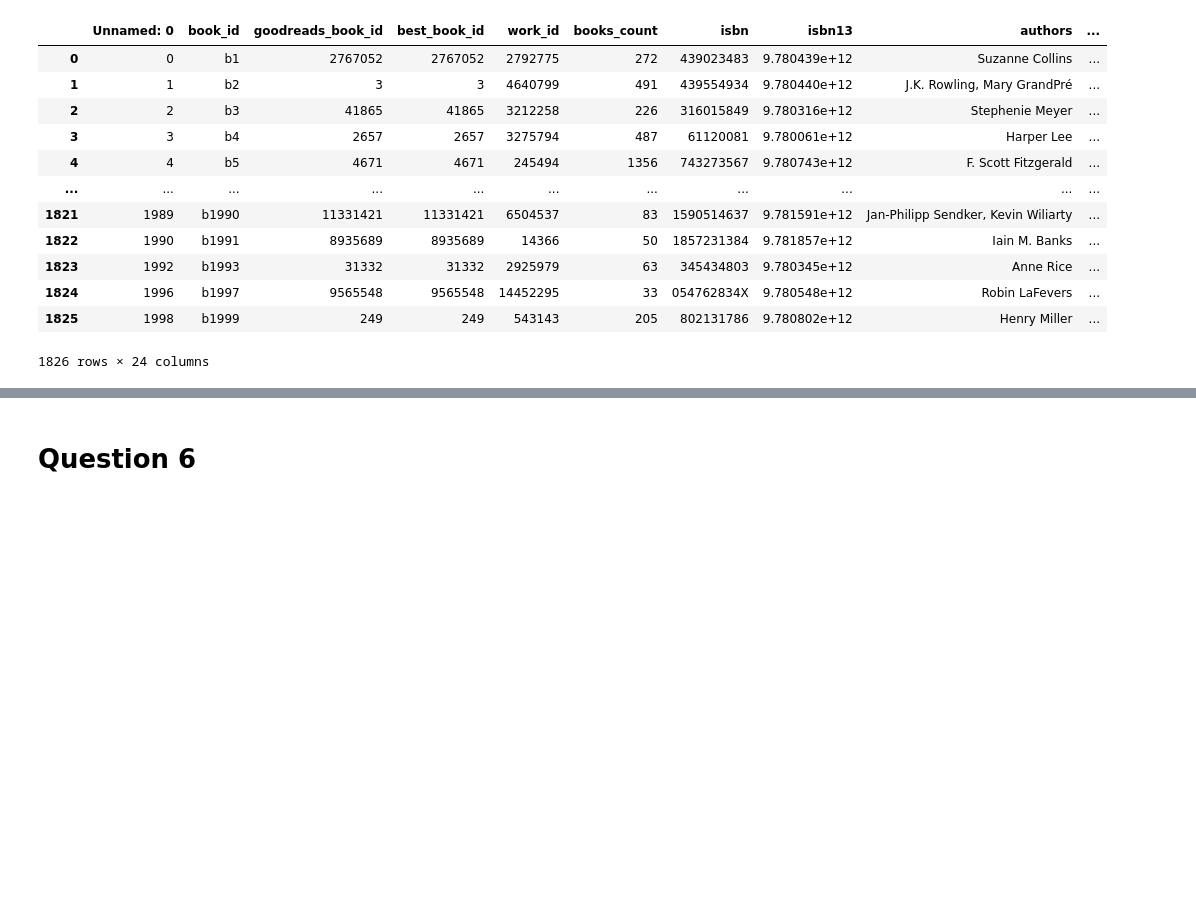
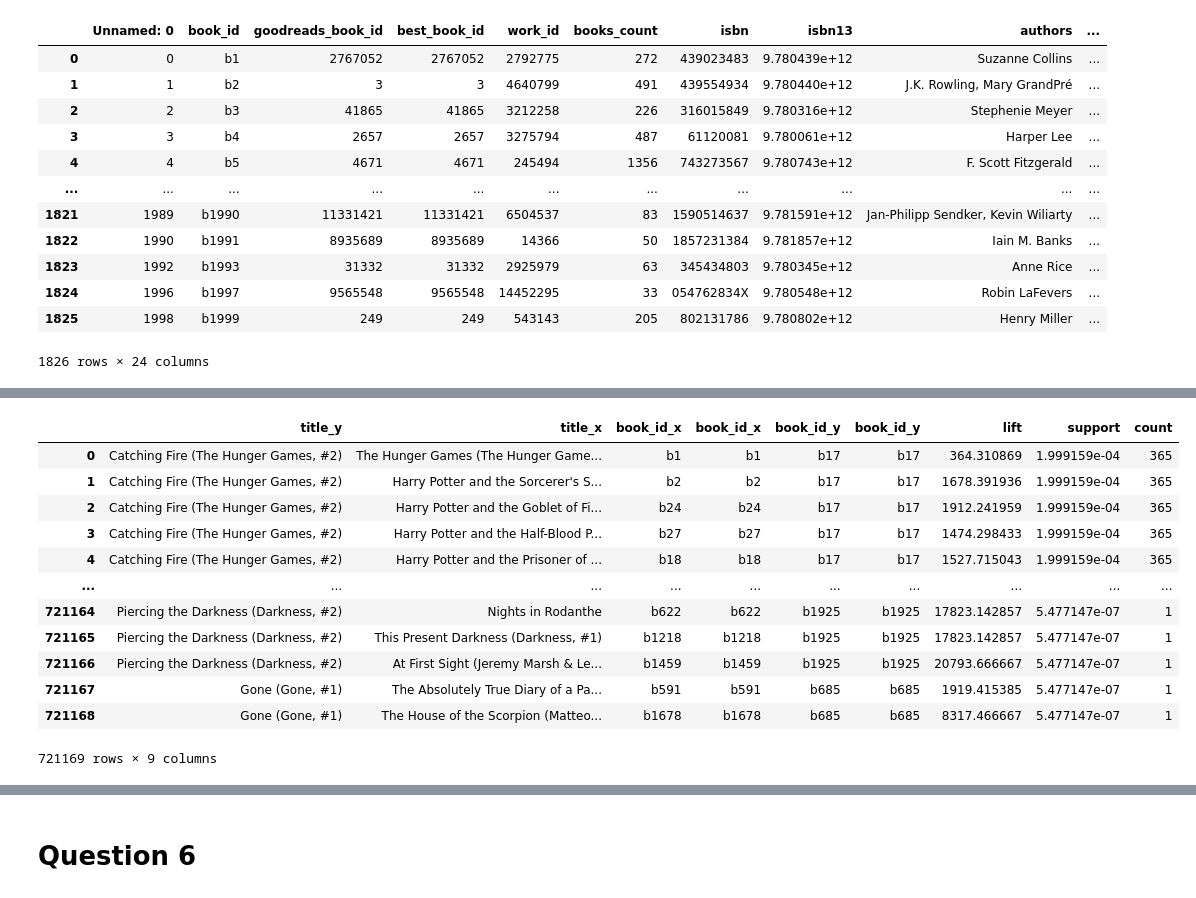
Before and after one commit to podyssea/RecommenderSystems, a Jupyter notebook: RecSys_coursework_2021_2210049p.ipynb, the cells around one changed output, grey strips where cells are left out. Cells and saved outputs as stored; diff of their text form; code cells hidden in the pictures; blank space fills up the shorter version.

```diff
--- a/RecSys_coursework_2021_2210049p.ipynb
+++ b/RecSys_coursework_2021_2210049p.ipynb
@@ -766,0 +849,47 @@ calculate_lift().sort_values
+# %%
+# # pairswithcounts gives is the frequency of (X AND Y).
+
+# #We therefore need the counts of movies
+bookCounts = positives.groupby(['book_id']).count()[['user_id']].reset_index().rename(columns={'user_id' : 'count'})
+bookCounts
+
+# #lets puts all the information in the sample dataframe.
+allstats = pairswithcounts.merge(bookCounts, left_on='book_id_x', right_on='book_id').merge(bookCounts, left_on='book_id_y', right_on='book_id')
+allstats
+
+# #and drop out some unused columns
+allstats = allstats[['book_id_x', 'book_id_y', 'count', 'count_x', 'count_y']]
+allstats
+
+allstats = allstats.loc[:,~allstats.columns.duplicated()]
+allstats
+
+# #to calculate probabilites we need a denominator. I used the number of total ratings
+num=float(ratings_df.count()["rating"])
+
+# #we can then perform artihmetic on columns
+allstats["lift"] = (allstats["count"] / num ) / ( (allstats["count_x"] / num) * (allstats["count_y"] / num))
+
+withtitles = allstats.merge(books_df, left_on=['book_id_x'],  right_on="book_id").merge(books_df, left_on=["book_id_y"], right_on="book_id")
+# withtitles = withtitles.sort_values(['lift'], ascending=False)
+withtitles
+
+
+withtitles["support"] = withtitles["count"] / sequences["book_id_x"].count()
+withtitles[["title_x", "book_id_x", "book_id_y", "lift", "support"]]
+final = withtitles[["title_y", "title_x", "book_id_x", "book_id_y", "lift", "support", "count"]]
+final
+# %% [output]
+|  | title_y | title_x | book_id_x | book_id_x | book_id_y | book_id_y | lift | support | count |
+| 0 | Catching Fire (The Hunger Games, #2) | The Hunger Games (The Hunger Game... | b1 | b1 | b17 | b17 | 364.310869 | 1.999159e-04 | 365 |
+| 1 | Catching Fire (The Hunger Games, #2) | Harry Potter and the Sorcerer's S... | b2 | b2 | b17 | b17 | 1678.391936 | 1.999159e-04 | 365 |
+| 2 | Catching Fire (The Hunger Games, #2) | Harry Potter and the Goblet of Fi... | b24 | b24 | b17 | b17 | 1912.241959 | 1.999159e-04 | 365 |
+| 3 | Catching Fire (The Hunger Games, #2) | Harry Potter and the Half-Blood P... | b27 | b27 | b17 | b17 | 1474.298433 | 1.999159e-04 | 365 |
+| 4 | Catching Fire (The Hunger Games, #2) | Harry Potter and the Prisoner of ... | b18 | b18 | b17 | b17 | 1527.715043 | 1.999159e-04 | 365 |
+| ... | ... | ... | ... | ... | ... | ... | ... | ... | ... |
+| 721164 | Piercing the Darkness (Darkness, #2) | Nights in Rodanthe | b622 | b622 | b1925 | b1925 | 17823.142857 | 5.477147e-07 | 1 |
+| 721165 | Piercing the Darkness (Darkness, #2) | This Present Darkness (Darkness, #1) | b1218 | b1218 | b1925 | b1925 | 17823.142857 | 5.477147e-07 | 1 |
+| 721166 | Piercing the Darkness (Darkness, #2) | At First Sight (Jeremy Marsh & Le... | b1459 | b1459 | b1925 | b1925 | 20793.666667 | 5.477147e-07 | 1 |
+| 721167 | Gone (Gone, #1) | The Absolutely True Diary of a Pa... | b591 | b591 | b685 | b685 | 1919.415385 | 5.477147e-07 | 1 |
+| 721168 | Gone (Gone, #1) | The House of the Scorpion (Matteo... | b1678 | b1678 | b685 | b685 | 8317.466667 | 5.477147e-07 | 1 |
+721169 rows × 9 columns
```
Also changed, not shown: parts of 18 cells of this notebook.
